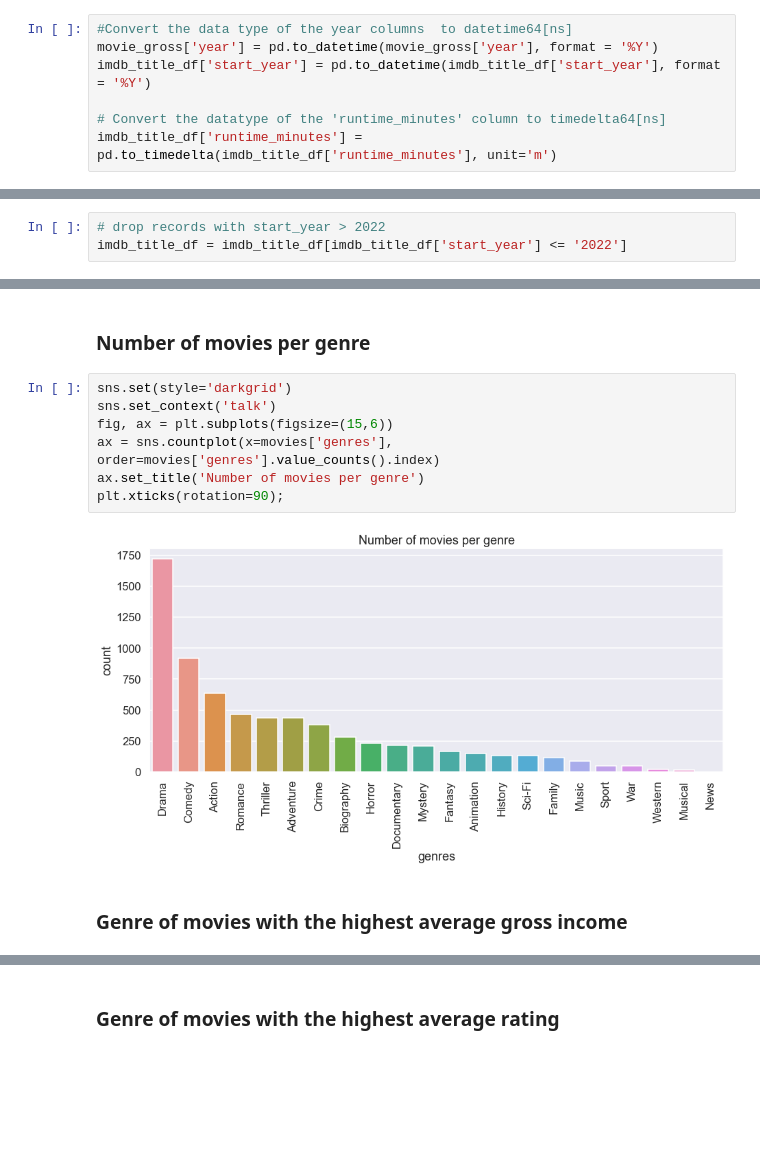
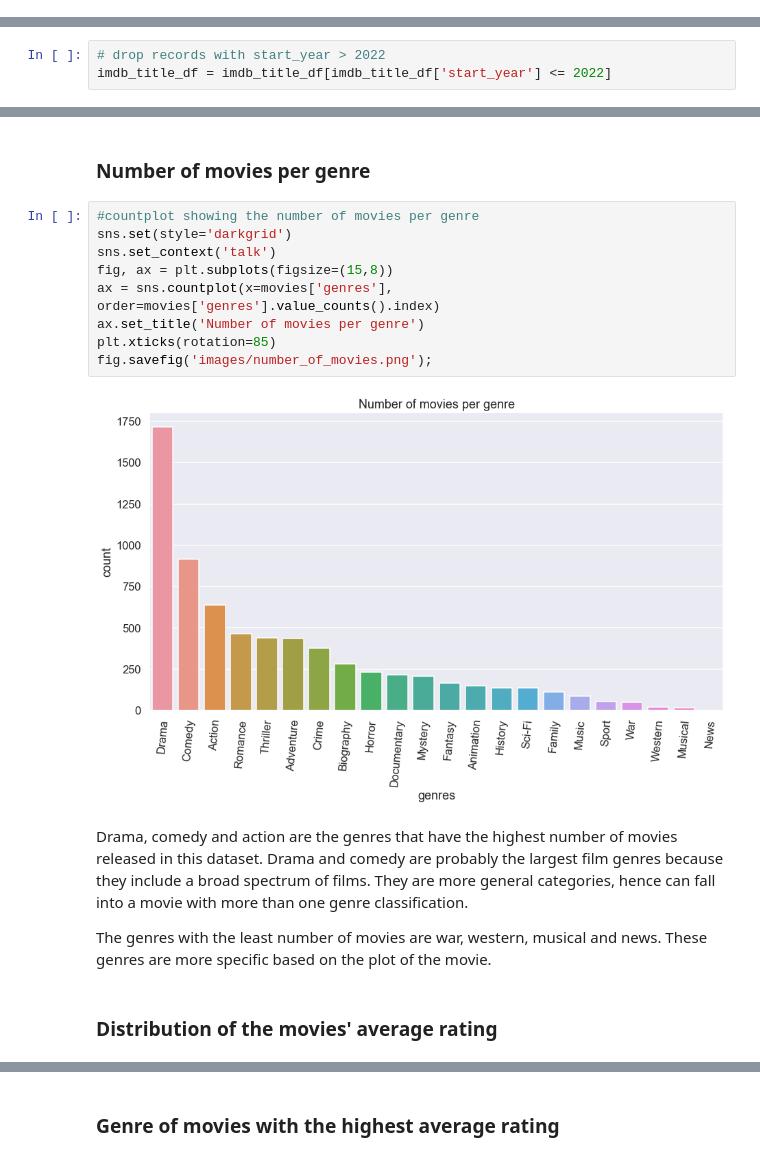
Before and after one commit to Scholarchep/Analysis-for-a-Microsoft-New-Movie-Studio, a Jupyter notebook: student.ipynb, the cells around one changed output, grey strips where cells are left out. Drawn from its saved outputs; the diff is of its cells as text; blank space fills up the shorter version.

Commit message:
Some visualizations

```diff
--- a/student.ipynb
+++ b/student.ipynb
@@ -289,7 +285,0 @@ dtype('float64')
-# %%
-#Convert the data type of the year columns  to datetime64[ns]
-movie_gross['year'] = pd.to_datetime(movie_gross['year'], format = '%Y')
-imdb_title_df['start_year'] = pd.to_datetime(imdb_title_df['start_year'], format = '%Y')
-
-# Convert the datatype of the 'runtime_minutes' column to timedelta64[ns]
-imdb_title_df['runtime_minutes'] = pd.to_timedelta(imdb_title_df['runtime_minutes'], unit='m')
@@ -365,6 +359,6 @@ imdb_title_df[imdb_title_df['start_year'] > '2022']
 # %%
 # drop records with start_year > 2022
-imdb_title_df = imdb_title_df[imdb_title_df['start_year'] <= '2022']
+imdb_title_df = imdb_title_df[imdb_title_df['start_year'] <= 2022]
 # %% [markdown]
 ### Merging Dataframes
 # %%
@@ -495,13 +506,19 @@ Name: genres, dtype: int64
 # %% [markdown]
 ### Number of movies per genre
 # %%
+#countplot showing the number of movies per genre
 sns.set(style='darkgrid')
 sns.set_context('talk')
-fig, ax = plt.subplots(figsize=(15,6))
+fig, ax = plt.subplots(figsize=(15,8))
 ax = sns.countplot(x=movies['genres'], order=movies['genres'].value_counts().index)
 ax.set_title('Number of movies per genre')
-plt.xticks(rotation=90);
+plt.xticks(rotation=85)
+fig.savefig('images/number_of_movies.png');
 # %% [output]
-[figure, old version]
+[figure, new version]
+# %% [markdown]
+Drama, comedy and action are the genres that have the highest number of movies released in this dataset. Drama and  comedy are probably the largest film genres because they include a broad spectrum of films. They are more general categories, hence can fall into a movie with more than one genre classification.<br>
+
+The genres with the least number of movies are war, western, musical and news. These genres are more specific based on the plot of the movie.
 # %% [markdown]
-### Genre of movies with the highest average gross income
+### Distribution of the movies' average rating
```
Also changed, not shown: parts of 37 cells of this notebook, 1 other file.
